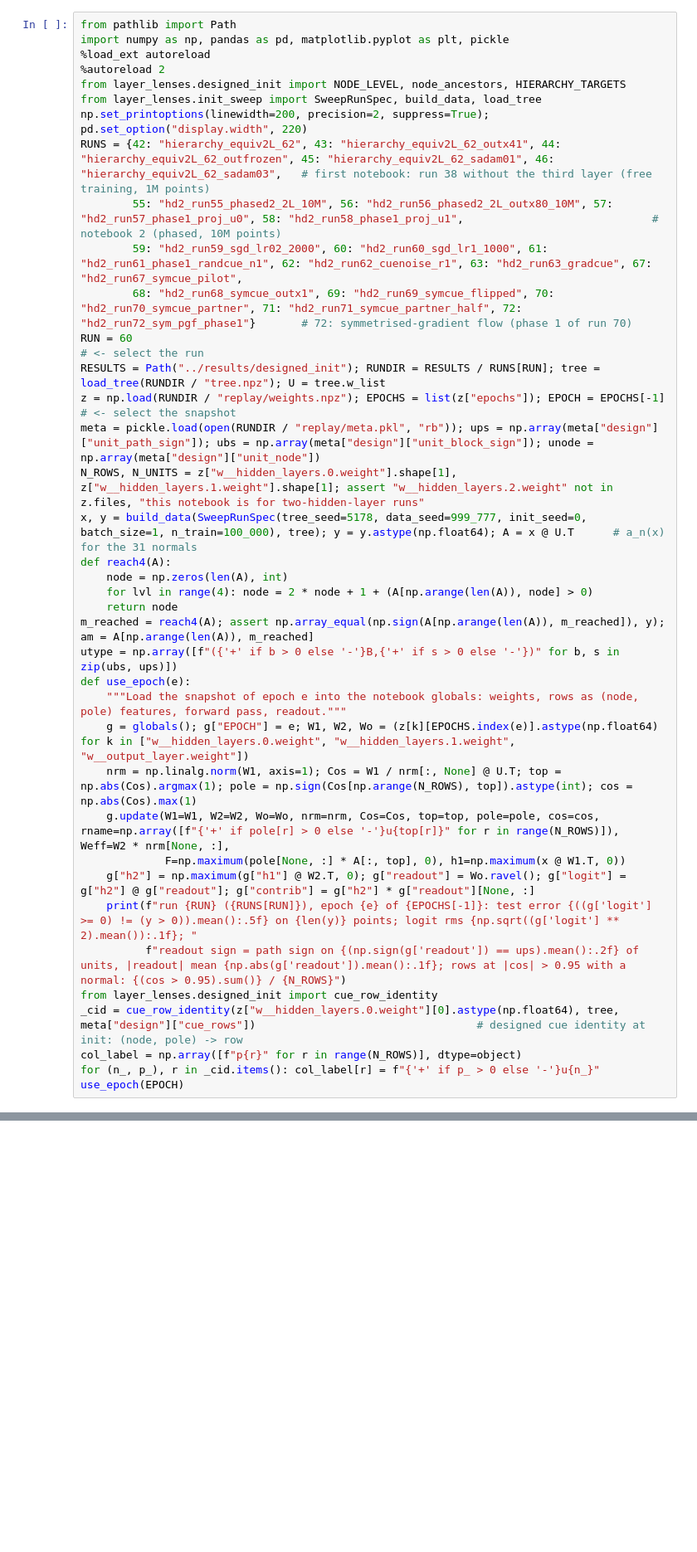
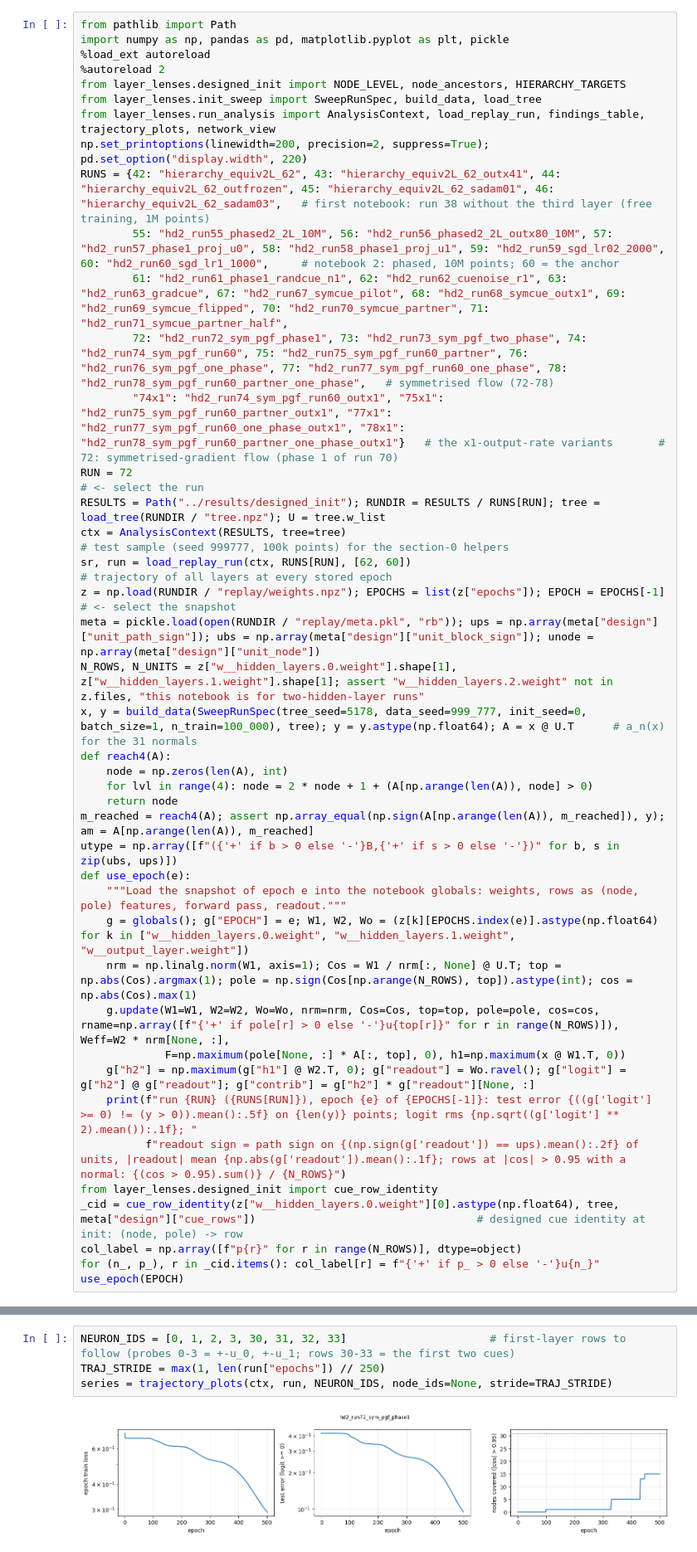
Before and after one commit to HarishGP/layer-lenses, a Jupyter notebook: notebooks/two_layer_network_anatomy.ipynb, the cells around one changed output, grey strips where cells are left out. Shown at 83% size. Drawn from its saved outputs; the diff is of its cells as text; blank space fills up the shorter version.

```diff
--- a/notebooks/two_layer_network_anatomy.ipynb
+++ b/notebooks/two_layer_network_anatomy.ipynb
@@ -19,13 +22,17 @@ import numpy as np, pandas as pd, matplotlib.pyplot as plt, pickle
 %autoreload 2
 from layer_lenses.designed_init import NODE_LEVEL, node_ancestors, HIERARCHY_TARGETS
 from layer_lenses.init_sweep import SweepRunSpec, build_data, load_tree
+from layer_lenses.run_analysis import AnalysisContext, load_replay_run, findings_table, trajectory_plots, network_view
 np.set_printoptions(linewidth=200, precision=2, suppress=True); pd.set_option("display.width", 220)
 RUNS = {42: "hierarchy_equiv2L_62", 43: "hierarchy_equiv2L_62_outx41", 44: "hierarchy_equiv2L_62_outfrozen", 45: "hierarchy_equiv2L_62_sadam01", 46: "hierarchy_equiv2L_62_sadam03",   # first notebook: run 38 without the third layer (free training, 1M points)
-        55: "hd2_run55_phased2_2L_10M", 56: "hd2_run56_phased2_2L_outx80_10M", 57: "hd2_run57_phase1_proj_u0", 58: "hd2_run58_phase1_proj_u1",                             # notebook 2 (phased, 10M points)
-        59: "hd2_run59_sgd_lr02_2000", 60: "hd2_run60_sgd_lr1_1000", 61: "hd2_run61_phase1_randcue_n1", 62: "hd2_run62_cuenoise_r1", 63: "hd2_run63_gradcue", 67: "hd2_run67_symcue_pilot",
-        68: "hd2_run68_symcue_outx1", 69: "hd2_run69_symcue_flipped", 70: "hd2_run70_symcue_partner", 71: "hd2_run71_symcue_partner_half", 72: "hd2_run72_sym_pgf_phase1"}       # 72: symmetrised-gradient flow (phase 1 of run 70)
-RUN = 60                                                                                                                                  # <- select the run
+        55: "hd2_run55_phased2_2L_10M", 56: "hd2_run56_phased2_2L_outx80_10M", 57: "hd2_run57_phase1_proj_u0", 58: "hd2_run58_phase1_proj_u1", 59: "hd2_run59_sgd_lr02_2000", 60: "hd2_run60_sgd_lr1_1000",     # notebook 2: phased, 10M points; 60 = the anchor
+        61: "hd2_run61_phase1_randcue_n1", 62: "hd2_run62_cuenoise_r1", 63: "hd2_run63_gradcue", 67: "hd2_run67_symcue_pilot", 68: "hd2_run68_symcue_outx1", 69: "hd2_run69_symcue_flipped", 70: "hd2_run70_symcue_partner", 71: "hd2_run71_symcue_partner_half",
+        72: "hd2_run72_sym_pgf_phase1", 73: "hd2_run73_sym_pgf_two_phase", 74: "hd2_run74_sym_pgf_run60", 75: "hd2_run75_sym_pgf_run60_partner", 76: "hd2_run76_sym_pgf_one_phase", 77: "hd2_run77_sym_pgf_run60_one_phase", 78: "hd2_run78_sym_pgf_run60_partner_one_phase",   # symmetrised flow (72-78)
+        "74x1": "hd2_run74_sym_pgf_run60_outx1", "75x1": "hd2_run75_sym_pgf_run60_partner_outx1", "77x1": "hd2_run77_sym_pgf_run60_one_phase_outx1", "78x1": "hd2_run78_sym_pgf_run60_partner_one_phase_outx1"}   # the x1-output-rate variants       # 72: symmetrised-gradient flow (phase 1 of run 70)
+RUN = 72                                                                                                                                  # <- select the run
 RESULTS = Path("../results/designed_init"); RUNDIR = RESULTS / RUNS[RUN]; tree = load_tree(RUNDIR / "tree.npz"); U = tree.w_list
+ctx = AnalysisContext(RESULTS, tree=tree)                                                                                                 # test sample (seed 999777, 100k points) for the section-0 helpers
+sr, run = load_replay_run(ctx, RUNS[RUN], [62, 60])                                                                                      # trajectory of all layers at every stored epoch
 z = np.load(RUNDIR / "replay/weights.npz"); EPOCHS = list(z["epochs"]); EPOCH = EPOCHS[-1]                                                     # <- select the snapshot
 meta = pickle.load(open(RUNDIR / "replay/meta.pkl", "rb")); ups = np.array(meta["design"]["unit_path_sign"]); ubs = np.array(meta["design"]["unit_block_sign"]); unode = np.array(meta["design"]["unit_node"])
 N_ROWS, N_UNITS = z["w__hidden_layers.0.weight"].shape[1], z["w__hidden_layers.1.weight"].shape[1]; assert "w__hidden_layers.2.weight" not in z.files, "this notebook is for two-hidden-layer runs"
@@ -56,0 +86,6 @@ run 60 (hd2_run60_sgd_lr1_1000), epoch 1000 of 1000: test error 0.00397 on 10000
+# %%
+NEURON_IDS = [0, 1, 2, 3, 30, 31, 32, 33]                      # first-layer rows to follow (probes 0-3 = +-u_0, +-u_1; rows 30-33 = the first two cues)
+TRAJ_STRIDE = max(1, len(run["epochs"]) // 250)
+series = trajectory_plots(ctx, run, NEURON_IDS, node_ids=None, stride=TRAJ_STRIDE)
+# %% [output]
+[figure, added]
```
Also changed, not shown: parts of 12 cells of this notebook, 3 other files.
